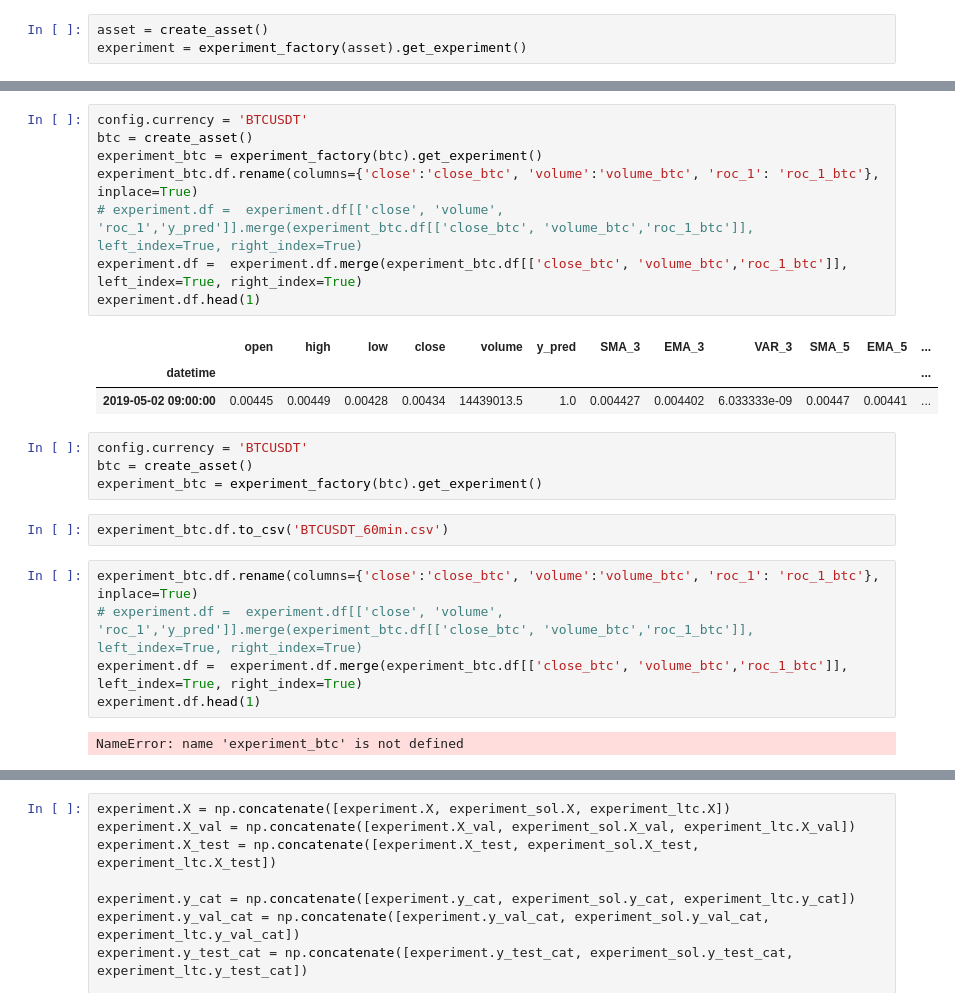
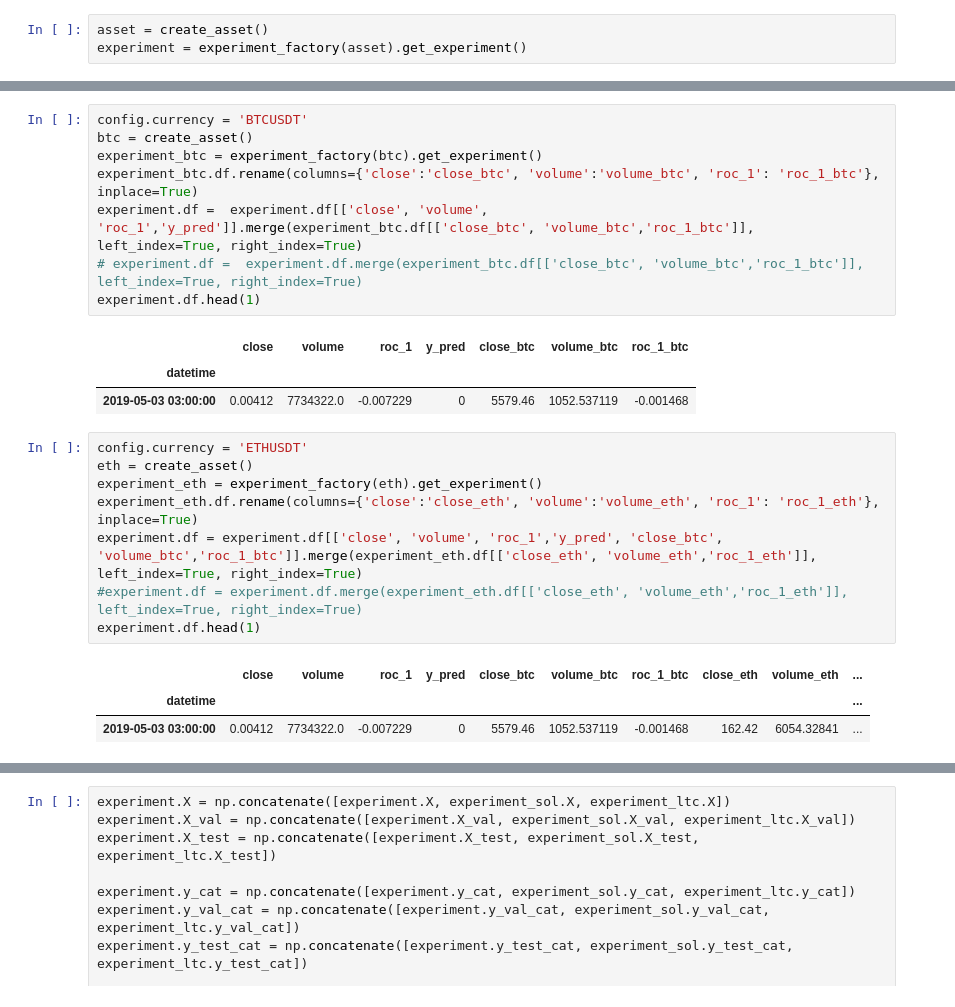
Before and after one commit to pgradz/ml_investing_wne, a Jupyter notebook: src/ml_investing_wne/notebooks/altcoins.ipynb, the cells around one changed output, grey strips where cells are left out. Cells and saved outputs as stored; diff of their text form.

```diff
--- a/src/ml_investing_wne/notebooks/altcoins.ipynb
+++ b/src/ml_investing_wne/notebooks/altcoins.ipynb
@@ -57,25 +59,24 @@ experiment.df
 # %%
 config.currency = 'BTCUSDT'
 btc = create_asset()
 experiment_btc = experiment_factory(btc).get_experiment()
 experiment_btc.df.rename(columns={'close':'close_btc', 'volume':'volume_btc', 'roc_1': 'roc_1_btc'}, inplace=True)
-# experiment.df =  experiment.df[['close', 'volume', 'roc_1','y_pred']].merge(experiment_btc.df[['close_btc', 'volume_btc','roc_1_btc']], left_index=True, right_index=True)
-experiment.df =  experiment.df.merge(experiment_btc.df[['close_btc', 'volume_btc','roc_1_btc']], left_index=True, right_index=True)
+experiment.df =  experiment.df[['close', 'volume', 'roc_1','y_pred']].merge(experiment_btc.df[['close_btc', 'volume_btc','roc_1_btc']], left_index=True, right_index=True)
+# experiment.df =  experiment.df.merge(experiment_btc.df[['close_btc', 'volume_btc','roc_1_btc']], left_index=True, right_index=True)
 experiment.df.head(1)
 # %% [output]
-|  | open | high | low | close | volume | y_pred | SMA_3 | EMA_3 | VAR_3 | SMA_5 | EMA_5 | ... |
-| datetime |  |  |  |  |  |  |  |  |  |  |  | ... |
-| 2019-05-02 09:00:00 | 0.00445 | 0.00449 | 0.00428 | 0.00434 | 14439013.5 | 1.0 | 0.004427 | 0.004402 | 6.033333e-09 | 0.00447 | 0.00441 | ... |
+|  | close | volume | roc_1 | y_pred | close_btc | volume_btc | roc_1_btc |
+| datetime |  |  |  |  |  |  |  |
+| 2019-05-03 03:00:00 | 0.00412 | 7734322.0 | -0.007229 | 0 | 5579.46 | 1052.537119 | -0.001468 |
-# %%
-config.currency = 'BTCUSDT'
-btc = create_asset()
-experiment_btc = experiment_factory(btc).get_experiment()
-# %%
-experiment_btc.df.to_csv('BTCUSDT_60min.csv')
 # %%
-experiment_btc.df.rename(columns={'close':'close_btc', 'volume':'volume_btc', 'roc_1': 'roc_1_btc'}, inplace=True)
-# experiment.df =  experiment.df[['close', 'volume', 'roc_1','y_pred']].merge(experiment_btc.df[['close_btc', 'volume_btc','roc_1_btc']], left_index=True, right_index=True)
-experiment.df =  experiment.df.merge(experiment_btc.df[['close_btc', 'volume_btc','roc_1_btc']], left_index=True, right_index=True)
+config.currency = 'ETHUSDT'
+eth = create_asset()
+experiment_eth = experiment_factory(eth).get_experiment()
+experiment_eth.df.rename(columns={'close':'close_eth', 'volume':'volume_eth', 'roc_1': 'roc_1_eth'}, inplace=True)
+experiment.df = experiment.df[['close', 'volume', 'roc_1','y_pred', 'close_btc', 'volume_btc','roc_1_btc']].merge(experiment_eth.df[['close_eth', 'volume_eth','roc_1_eth']], left_index=True, right_index=True)
+#experiment.df = experiment.df.merge(experiment_eth.df[['close_eth', 'volume_eth','roc_1_eth']], left_index=True, right_index=True)
 experiment.df.head(1)
 # %% [output]
-NameError: name 'experiment_btc' is not defined
+|  | close | volume | roc_1 | y_pred | close_btc | volume_btc | roc_1_btc | close_eth | volume_eth | ... |
+| datetime |  |  |  |  |  |  |  |  |  | ... |
+| 2019-05-03 03:00:00 | 0.00412 | 7734322.0 | -0.007229 | 0 | 5579.46 | 1052.537119 | -0.001468 | 162.42 | 6054.32841 | ... |
```
Also changed, not shown: parts of 16 cells of this notebook, 6 other files.
